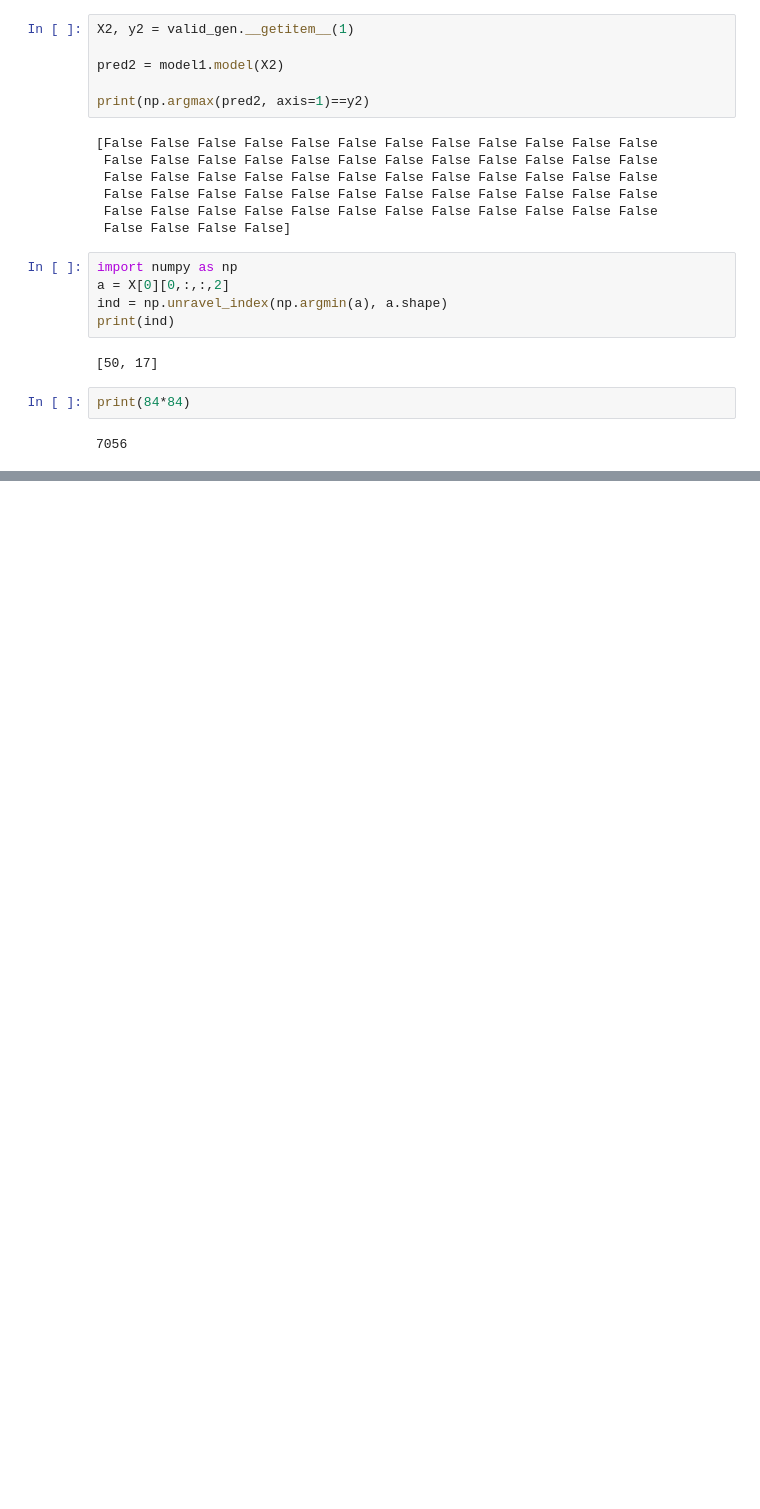
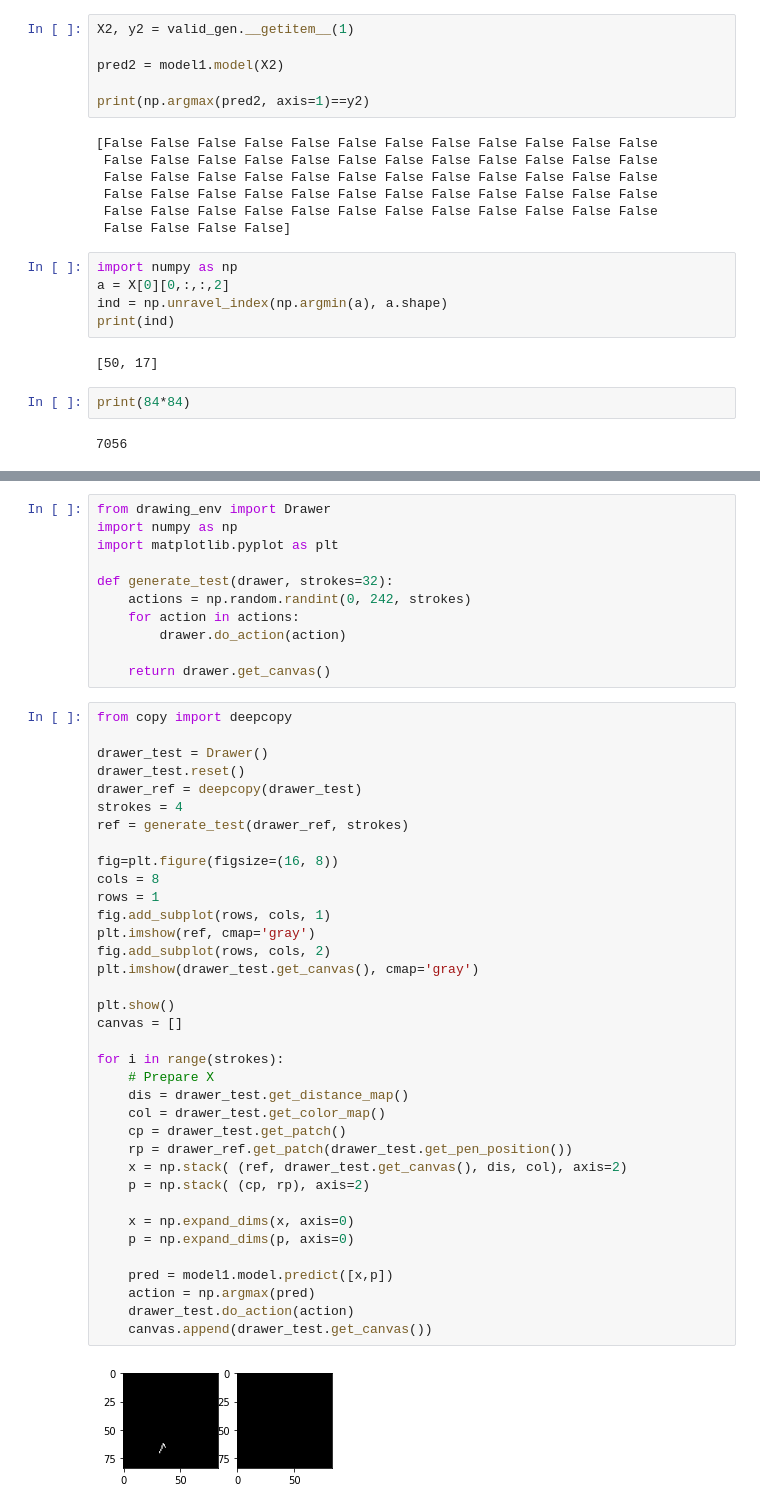
Before and after one commit to shrr98/sketching, a Jupyter notebook: coba.ipynb, the cells around one changed output, grey strips where cells are left out. Drawn from its saved outputs; the diff is of its cells as text; blank space fills up the shorter version.

```diff
--- a/coba.ipynb
+++ b/coba.ipynb
@@ -440,0 +354,49 @@ plt.show()
+# %%
+from drawing_env import Drawer
+import numpy as np
+import matplotlib.pyplot as plt
+
+def generate_test(drawer, strokes=32):
+    actions = np.random.randint(0, 242, strokes)
+    for action in actions:
+        drawer.do_action(action)
+
+    return drawer.get_canvas()
+# %%
+from copy import deepcopy
+
+drawer_test = Drawer()
+drawer_test.reset()
+drawer_ref = deepcopy(drawer_test)
+strokes = 4
+ref = generate_test(drawer_ref, strokes)
+
+fig=plt.figure(figsize=(16, 8))
+cols = 8
+rows = 1
+fig.add_subplot(rows, cols, 1)
+plt.imshow(ref, cmap='gray')
+fig.add_subplot(rows, cols, 2)
+plt.imshow(drawer_test.get_canvas(), cmap='gray')
+
+plt.show()
+canvas = []
+
+for i in range(strokes):
+    # Prepare X
+    dis = drawer_test.get_distance_map()
+    col = drawer_test.get_color_map()
+    cp = drawer_test.get_patch()
+    rp = drawer_ref.get_patch(drawer_test.get_pen_position())
+    x = np.stack( (ref, drawer_test.get_canvas(), dis, col), axis=2)
+    p = np.stack( (cp, rp), axis=2)
+
+    x = np.expand_dims(x, axis=0)
+    p = np.expand_dims(p, axis=0)
+
+    pred = model1.model.predict([x,p])
+    action = np.argmax(pred)
+    drawer_test.do_action(action)
+    canvas.append(drawer_test.get_canvas())
+# %% [output]
+[figure, added]
```
Also changed, not shown: parts of 27 cells of this notebook.
